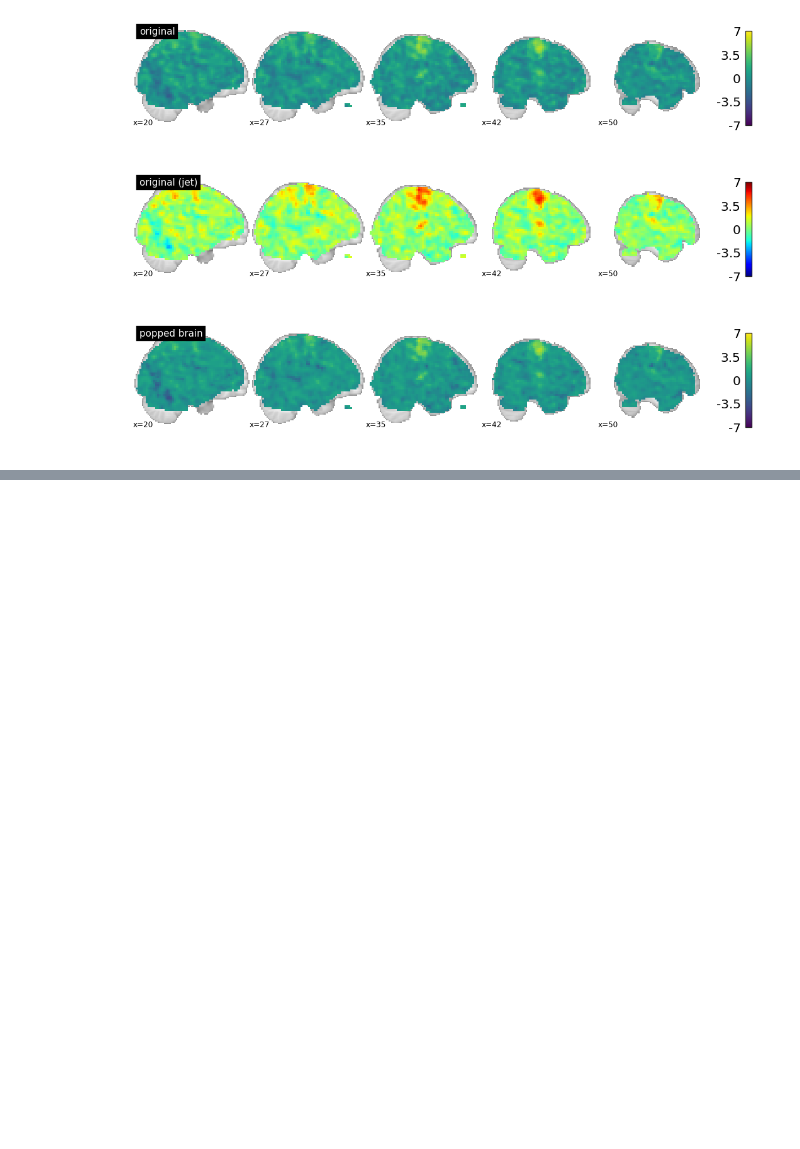
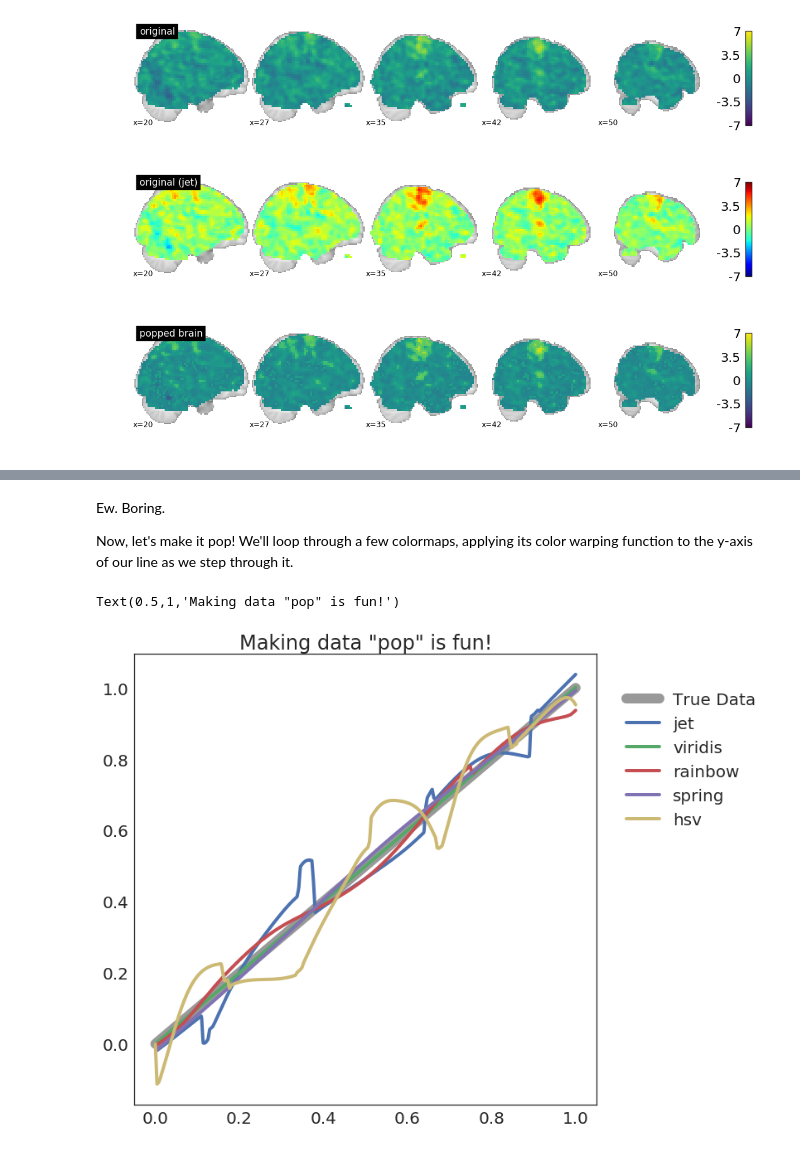
Before and after one commit to choldgraf/makeitpop, a Jupyter notebook: demo.ipynb, the cells around one changed output, grey strips where cells are left out. Cells and saved outputs as stored; diff of their text form; code cells hidden in the pictures; blank space fills up the shorter version.

```diff
--- a/demo.ipynb
+++ b/demo.ipynb
@@ -223,10 +112,0 @@ warping function to the y-axis of our line as we step through it.
-# %%
-names = ['jet', 'viridis', 'rainbow', 'spring', 'hsv']
-fig, ax = plt.subplots(figsize=(10, 10))
-
-x = np.linspace(0, 1, 1000)
-ax.plot(x, x, 'k-', lw=12, alpha=.4, label='True Data')
-for nm in names:
-    ax.plot(x, makeitpop(x, colormap=nm, scaling_factor=1.5), label=nm, lw=4)
-    ax.legend(loc=(1.05, .6))
-ax.set_title('Making data "pop" is fun!')
@@ -307,0 +241,18 @@ on Binder! You can launch an interactive session with this code by clicking on t
+# %% [markdown]
+Ew. Boring.
+
+Now, let's make it pop! We'll loop through a few colormaps, applying its color
+warping function to the y-axis of our line as we step through it.
+# %%
+names = ['jet', 'viridis', 'rainbow', 'spring', 'hsv']
+fig, ax = plt.subplots(figsize=(10, 10))
+
+x = np.linspace(0, 1, 1000)
+ax.plot(x, x, 'k-', lw=12, alpha=.4, label='True Data')
+for nm in names:
+    ax.plot(x, makeitpop(x, colormap=nm, scaling_factor=40), label=nm, lw=4)
+    ax.legend(loc=(1.05, .6))
+ax.set_title('Making data "pop" is fun!')
+# %% [output]
+Text(0.5,1,'Making data "pop" is fun!')
+[figure, added]
```
Also changed, not shown: parts of 42 cells of this notebook, 3 other files.
